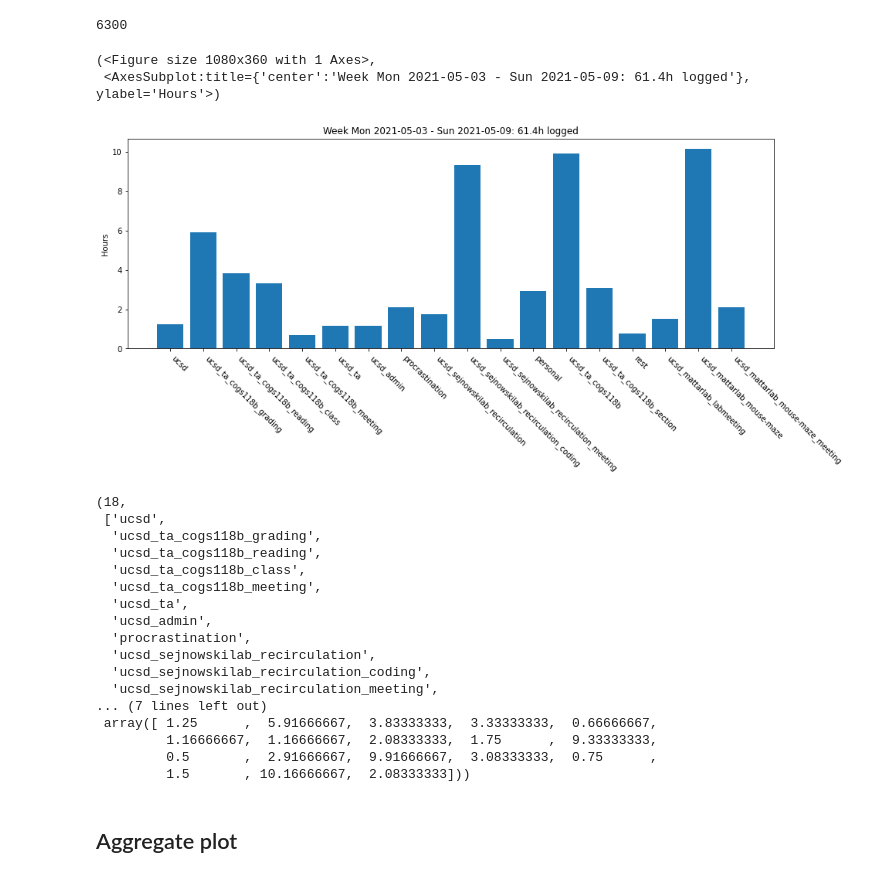
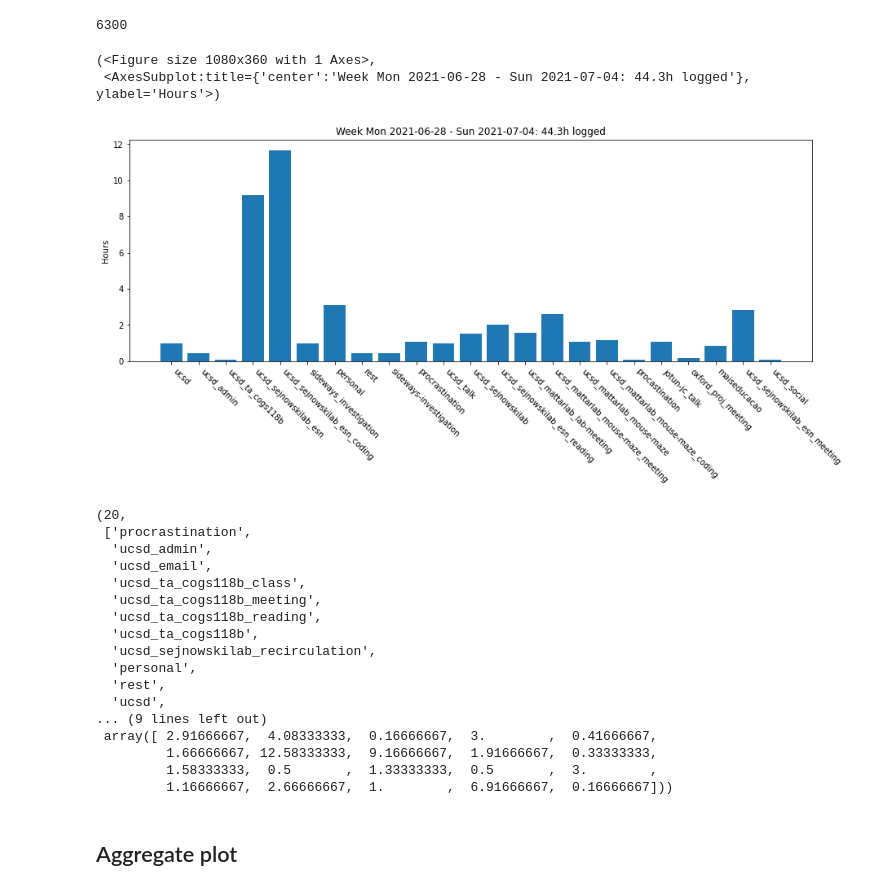
Before and after one commit to homerobse/work-journal, a Jupyter notebook: tags-join.ipynb, the cells around one changed output. Cells and saved outputs as stored; diff of their text form; code cells hidden in the pictures.

```diff
--- a/tags-join.ipynb
+++ b/tags-join.ipynb
@@ -105,57 +105,57 @@ def get_attributions_and_durations_from_range(strdate_range):
              durs_in_h (list of float): duration in hours
     """
     attributions_lists = []
     durations_lists = []
     for day in str_wk_range:
         attributions, durations = get_attributions_and_durations(day)
         attributions_lists.append(attributions)
         durations_lists.append(durations)
     atts, durs = consolidate_attributions_and_durations_lists(attributions_lists, durations_lists)
     durs_in_h = array([dur.seconds/3600 for dur in durs])
     return atts, durs_in_h
 
 
 def plot_wk_all_activities(atts, durs_in_h, str_monday, str_sunday):
     plt.figure(figsize=(15,5))
     plt.bar(range(len(durs_in_h)), durs_in_h, tick_label=atts)
     plt.xticks(rotation=-45, ha="left");
     plt.ylabel("Hours")
     str_monday = str_wk_range[0]
     str_sunday = str_wk_range[-1]
     plt.title("Week Mon %s - Sun %s: %.1fh logged" % (str_monday, str_sunday, sum(durs_in_h)))
     return plt.gcf(), plt.gca()
 
 
-# target_day = datetime.date.today()
-target_day = datetime.date(2021,5,9)
+target_day = datetime.date.today()
+# target_day = datetime.date(2021,6,8)
 str_wk_range = [str(day) for day in get_week_range(target_day)]
 atts, durs_in_h = get_attributions_and_durations_from_range(str_wk_range)
 
 plot_wk_all_activities(atts, durs_in_h, str_wk_range[0], str_wk_range[-1])
 # %% [output]
 (<Figure size 1080x360 with 1 Axes>,
- <AxesSubplot:title={'center':'Week Mon 2021-05-03 - Sun 2021-05-09: 61.4h logged'}, ylabel='Hours'>)
+ <AxesSubplot:title={'center':'Week Mon 2021-06-28 - Sun 2021-07-04: 44.3h logged'}, ylabel='Hours'>)
-[figure, old version]
+[figure, new version]
 # %%
 len(atts), atts, durs_in_h
 # %% [output]
-(18,
- ['ucsd',
-  'ucsd_ta_cogs118b_grading',
-  'ucsd_ta_cogs118b_reading',
+(20,
+ ['procrastination',
+  'ucsd_admin',
+  'ucsd_email',
   'ucsd_ta_cogs118b_class',
   'ucsd_ta_cogs118b_meeting',
-  'ucsd_ta',
-  'ucsd_admin',
-  'procrastination',
+  'ucsd_ta_cogs118b_reading',
+  'ucsd_ta_cogs118b',
   'ucsd_sejnowskilab_recirculation',
-  'ucsd_sejnowskilab_recirculation_coding',
-  'ucsd_sejnowskilab_recirculation_meeting',
-... (7 lines left out)
- array([ 1.25      ,  5.91666667,  3.83333333,  3.33333333,  0.66666667,
-         1.16666667,  1.16666667,  2.08333333,  1.75      ,  9.33333333,
-         0.5       ,  2.91666667,  9.91666667,  3.08333333,  0.75      ,
-         1.5       , 10.16666667,  2.08333333]))
+  'personal',
+  'rest',
+  'ucsd',
+... (9 lines left out)
+ array([ 2.91666667,  4.08333333,  0.16666667,  3.        ,  0.41666667,
+         1.66666667, 12.58333333,  9.16666667,  1.91666667,  0.33333333,
+         1.58333333,  0.5       ,  1.33333333,  0.5       ,  3.        ,
+         1.16666667,  2.66666667,  1.        ,  6.91666667,  0.16666667]))
 # %% [markdown]
 ## Aggregate plot
 # %%
```
Also changed, not shown: parts of 7 cells of this notebook, 1 other file.
